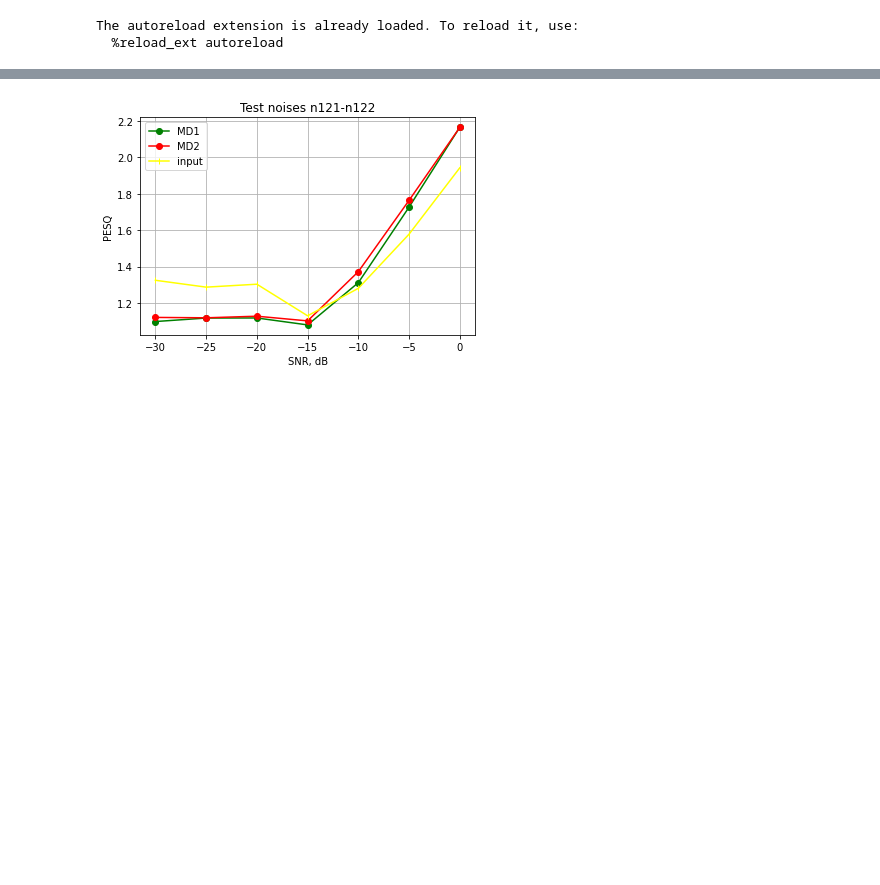
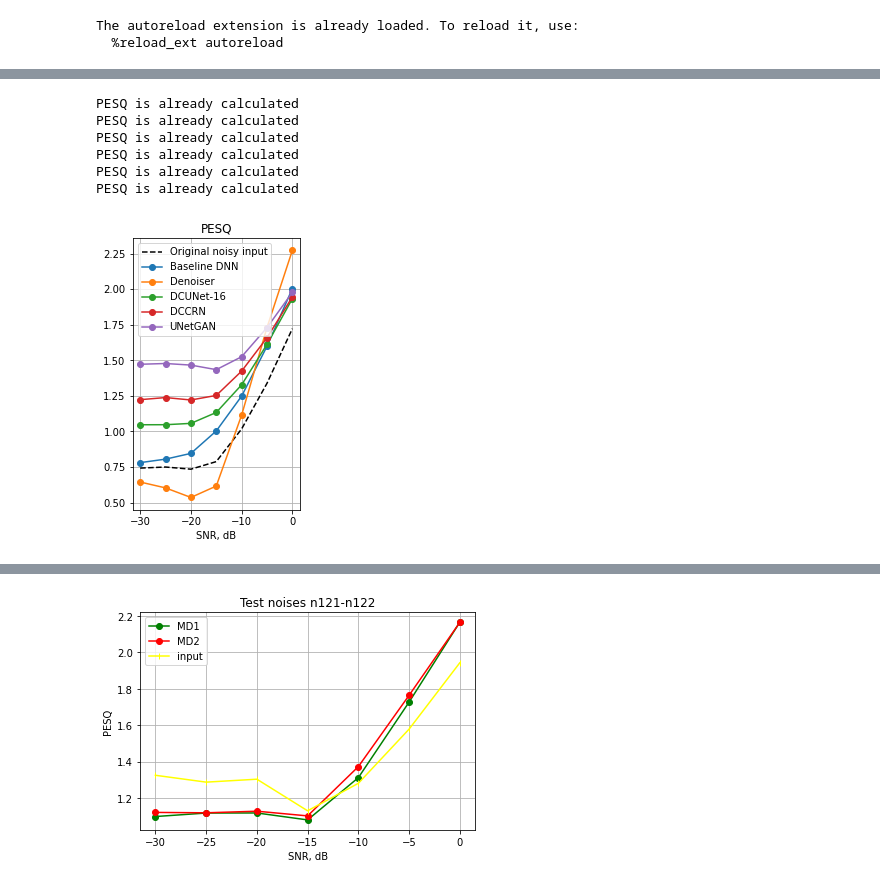
Before and after one commit to flyingleafe/sednn, a Jupyter notebook: mixture2clean_dnn/run.ipynb, the cells around one changed output, grey strips where cells are left out. Drawn from its saved outputs; the diff is of its cells as text; code cells hidden in the pictures; blank space fills up the shorter version.

```diff
--- a/mixture2clean_dnn/run.ipynb
+++ b/mixture2clean_dnn/run.ipynb
@@ -315,0 +123,10 @@ Name: mean, dtype: float64
+# %%
+eval_all_and_plot(model_names, speech_dir, te_snr, plot_name='n121-n122-pesq1-v2.pdf', figsize=(3,5))
+# %% [output]
+PESQ is already calculated
+PESQ is already calculated
+PESQ is already calculated
+PESQ is already calculated
+PESQ is already calculated
+PESQ is already calculated
+[figure, added]
```
Also changed, not shown: parts of 23 cells of this notebook, 3 other files.
